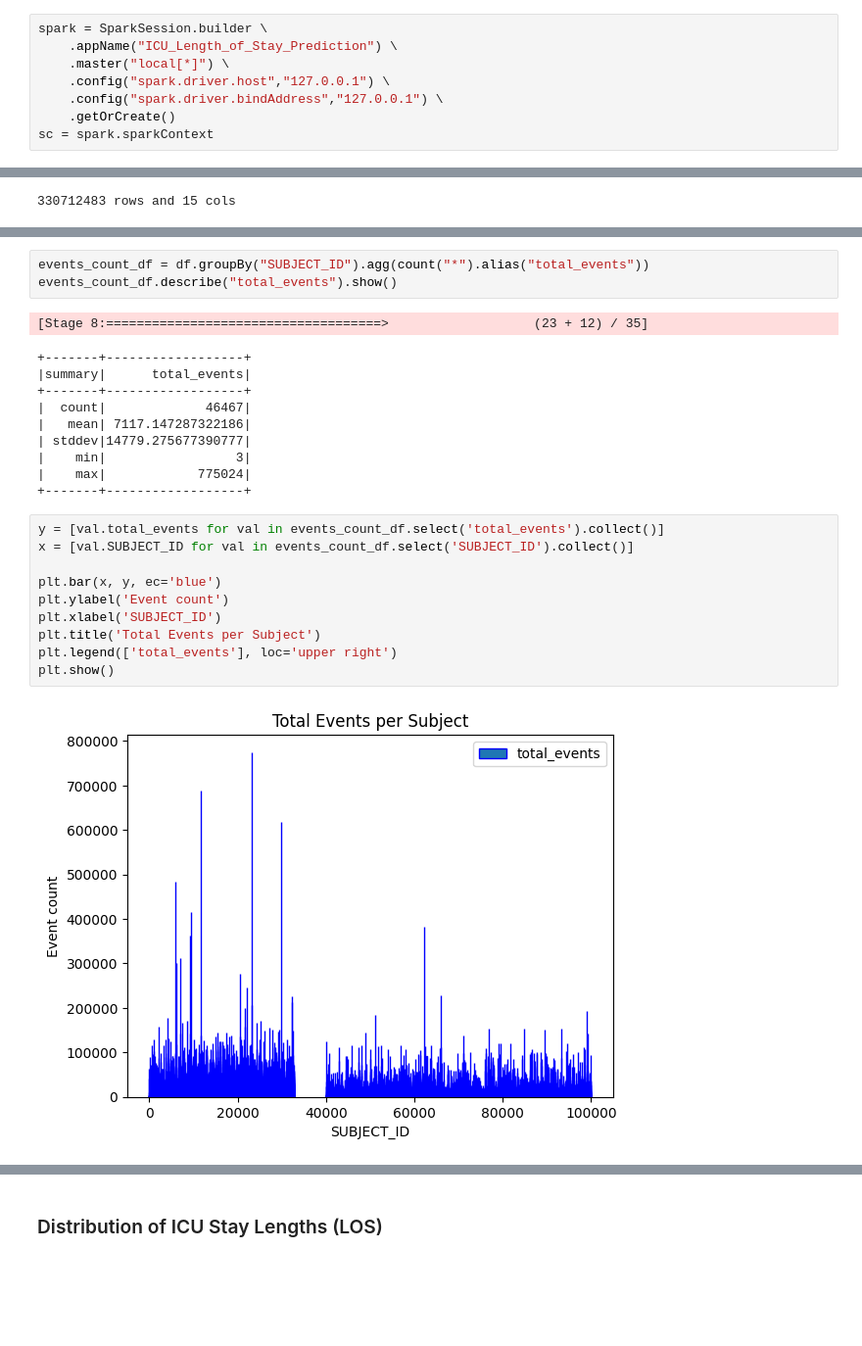
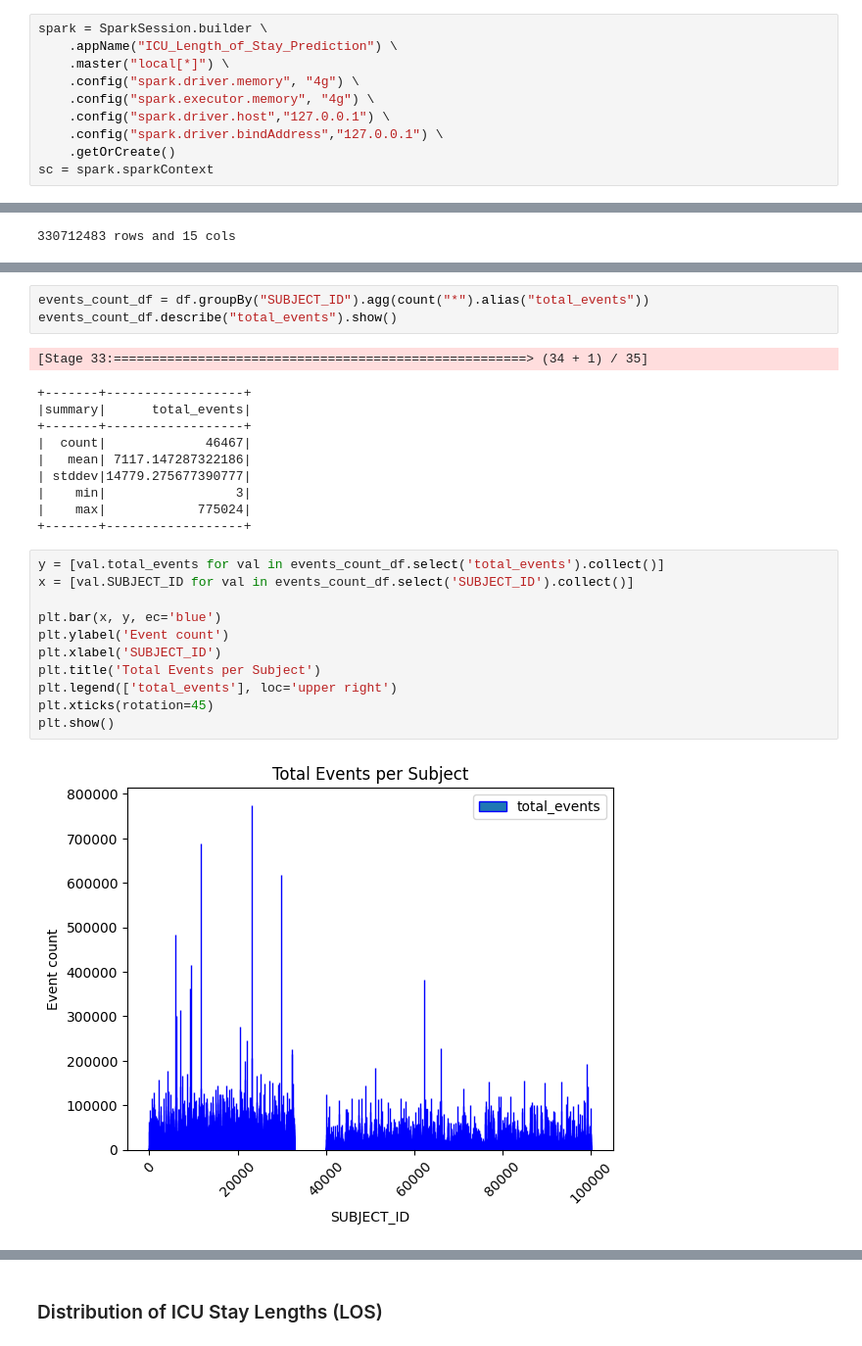
Before and after one commit to DanielaTomas/FCUP-BDCC, a Jupyter notebook: Project-2/Events.ipynb, the cells around one changed output, grey strips where cells are left out. Shown at 98% size. Drawn from its saved outputs; the diff is of its cells as text; blank space fills up the shorter version.

```diff
--- a/Project-2/Events.ipynb
+++ b/Project-2/Events.ipynb
@@ -33,6 +35,8 @@ os.environ['SPARK_MASTER_HOST'] = 'localhost'
 spark = SparkSession.builder \
     .appName("ICU_Length_of_Stay_Prediction") \
     .master("local[*]") \
+    .config("spark.driver.memory", "4g") \
+    .config("spark.executor.memory", "4g") \
     .config("spark.driver.host","127.0.0.1") \
     .config("spark.driver.bindAddress","127.0.0.1") \
     .getOrCreate()
@@ -158,7 +150,7 @@ df.describe("VALUENUM").show()
 events_count_df = df.groupBy("SUBJECT_ID").agg(count("*").alias("total_events"))
 events_count_df.describe("total_events").show()
 # %% [output]
-[Stage 8:====================================>                   (23 + 12) / 35]
+[Stage 33:======================================================> (34 + 1) / 35]
 +-------+------------------+
 |summary|      total_events|
 +-------+------------------+
@@ -171,12 +163,13 @@ events_count_df.describe("total_events").show()
 # %%
 y = [val.total_events for val in events_count_df.select('total_events').collect()]
 x = [val.SUBJECT_ID for val in events_count_df.select('SUBJECT_ID').collect()]
 
 plt.bar(x, y, ec='blue')
 plt.ylabel('Event count')
 plt.xlabel('SUBJECT_ID')
 plt.title('Total Events per Subject')
 plt.legend(['total_events'], loc='upper right')
+plt.xticks(rotation=45)
 plt.show()
 # %% [output]
-[figure, old version]
+[figure, new version]
```
Also changed, not shown: parts of 25 cells of this notebook.
